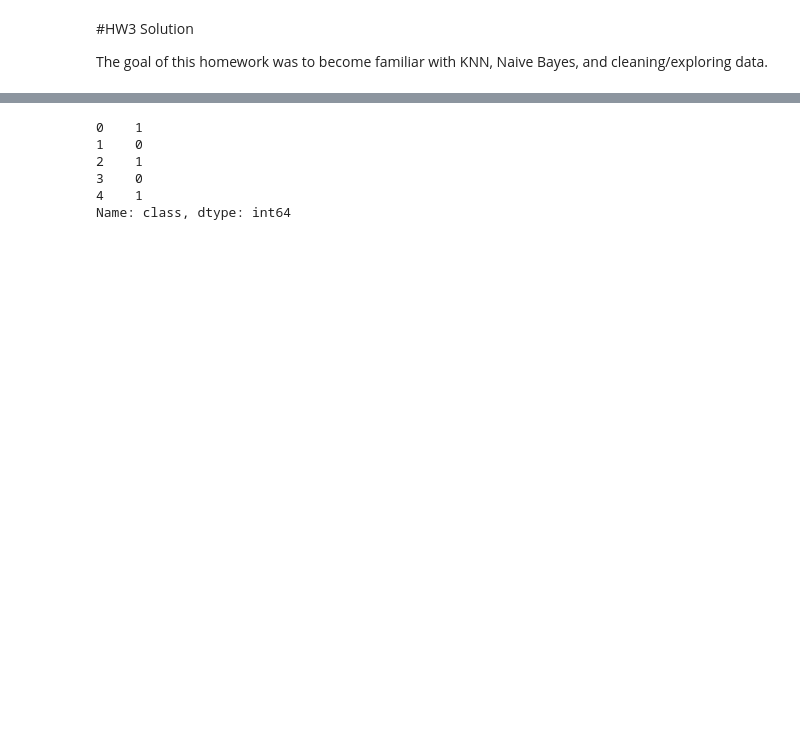
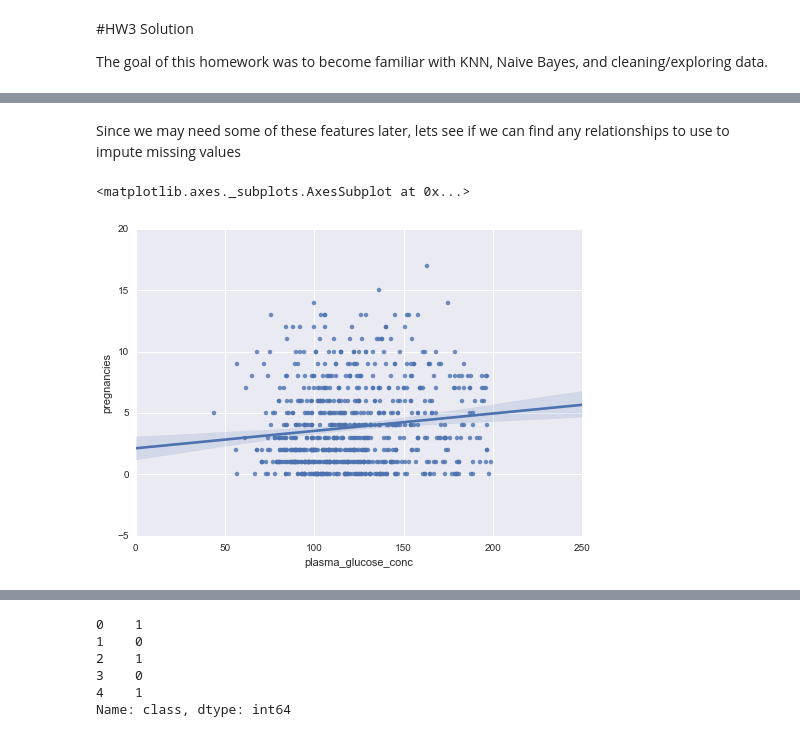
Before and after one commit to valvulpe/DAT_SF_18, a Jupyter notebook: homework/Solutions/HW3_solutions.ipynb, the cells around one changed output, grey strips where cells are left out. Cells and saved outputs as stored; diff of their text form; code cells hidden in the pictures; blank space fills up the shorter version.

```diff
--- a/homework/Solutions/HW3_solutions.ipynb
+++ b/homework/Solutions/HW3_solutions.ipynb
@@ -64 +112,9 @@ dtypes: float64(2), int64(7)
 memory usage: 60.0 KB
+# %% [markdown]
+Since we may need some of these features later, lets see if we can find any relationships to use to impute missing values
+# %%
+data_nonull = data.dropna(subset=["plasma_glucose_conc"])
+sns.regplot(x="plasma_glucose_conc", y="pregnancies", data=data_nonull)
+# %% [output]
+<matplotlib.axes._subplots.AxesSubplot at 0x...>
+[figure, added]
```
Also changed, not shown: parts of 42 cells of this notebook.
